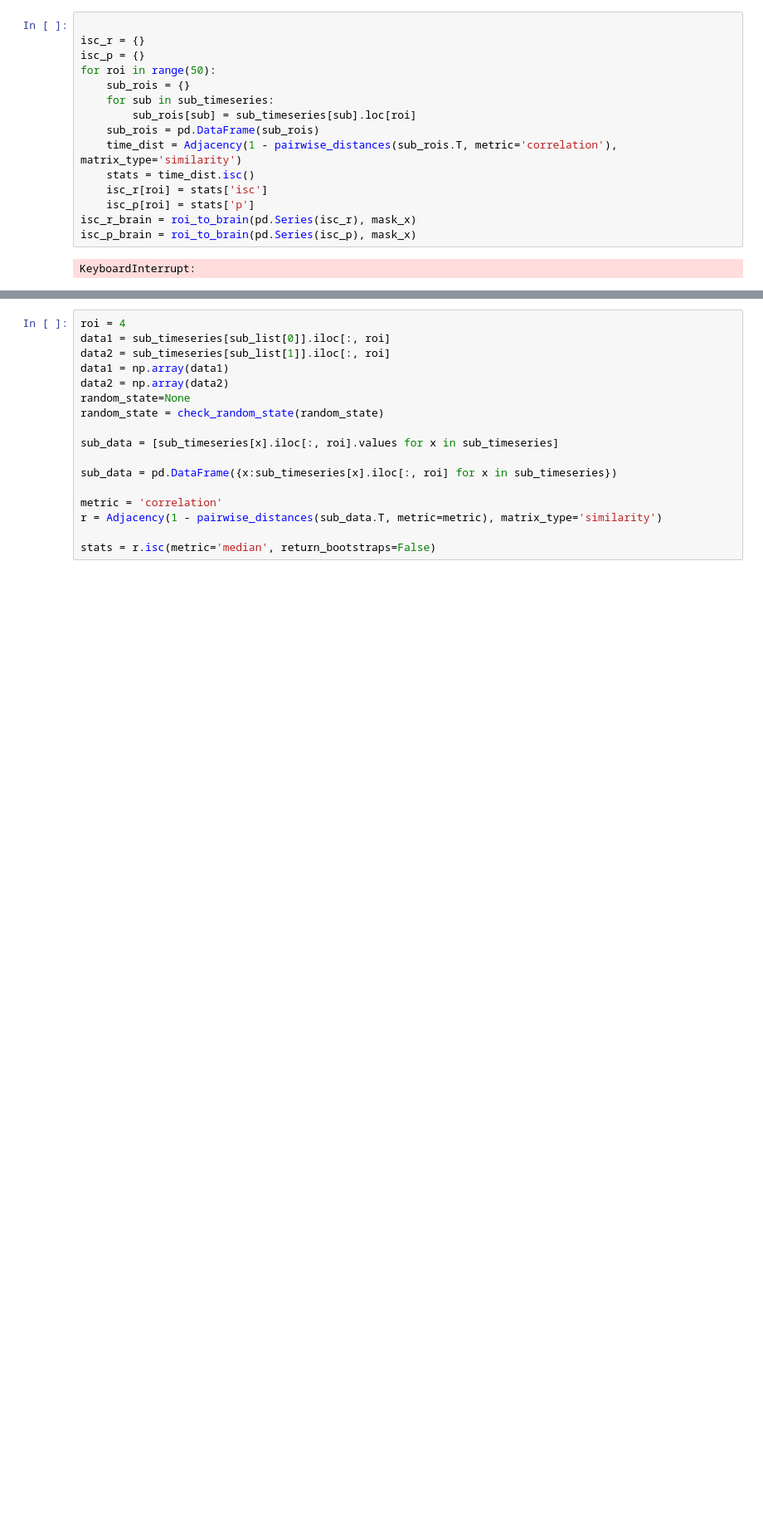
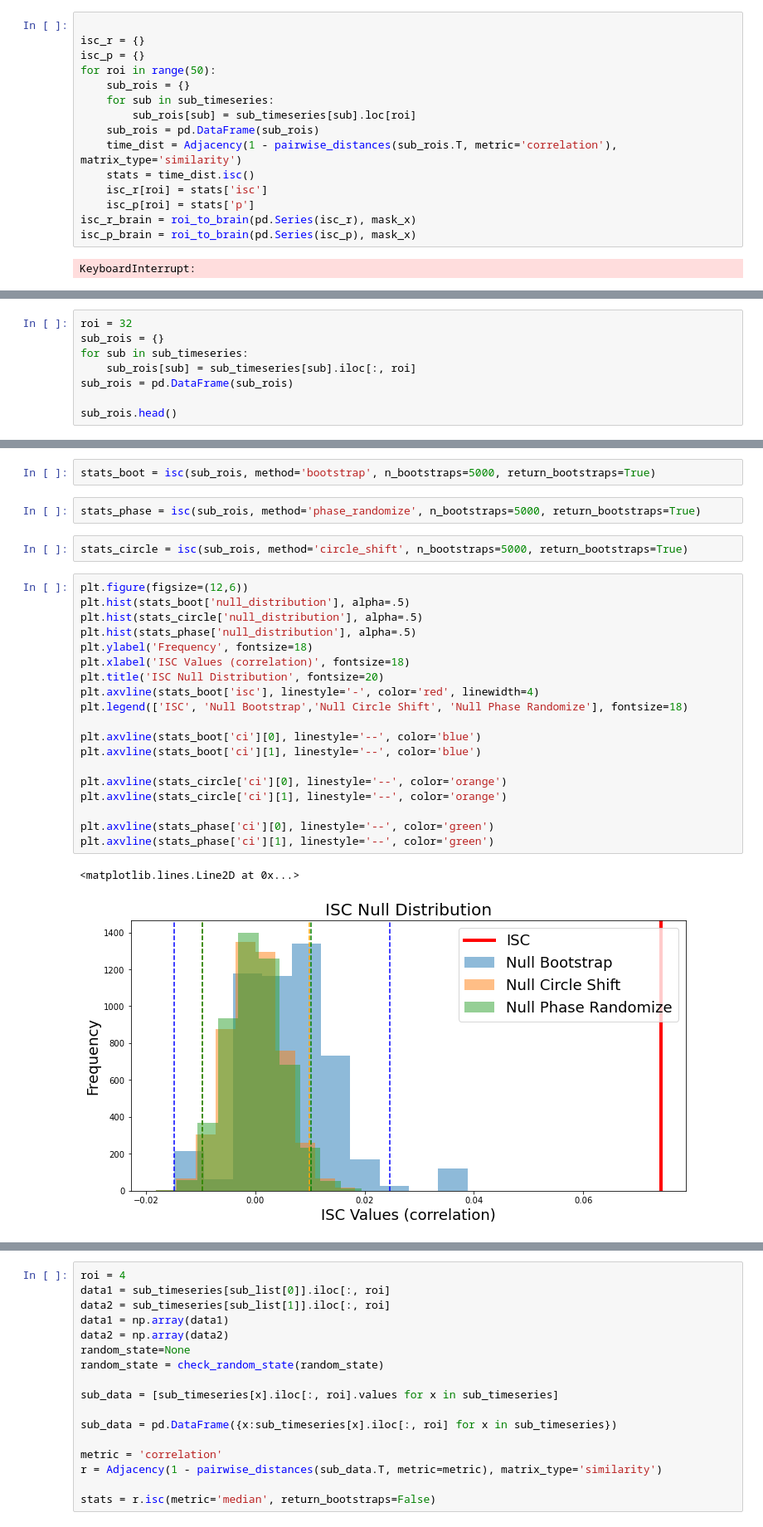
Before and after one commit to naturalistic-data-analysis/naturalistic_data_analysis, a Jupyter notebook: content/features/notebooks/Develop_ISC.ipynb, the cells around one changed output, grey strips where cells are left out. Shown: that part at 83% size. Cells and saved outputs as stored; diff of their text form; blank space fills up the shorter version.

```diff
--- a/content/features/notebooks/Develop_ISC.ipynb
+++ b/content/features/notebooks/Develop_ISC.ipynb
@@ -186,0 +170,8 @@ for scan in ['Part1', 'Part2']:
+# %%
+roi = 32
+sub_rois = {}
+for sub in sub_timeseries:
+    sub_rois[sub] = sub_timeseries[sub].iloc[:, roi]
+sub_rois = pd.DataFrame(sub_rois)
+
+sub_rois.head()
@@ -186,0 +288,28 @@ for scan in ['Part1', 'Part2']:
+# %%
+stats_boot = isc(sub_rois, method='bootstrap', n_bootstraps=5000, return_bootstraps=True)
+# %%
+stats_phase = isc(sub_rois, method='phase_randomize', n_bootstraps=5000, return_bootstraps=True)
+# %%
+stats_circle = isc(sub_rois, method='circle_shift', n_bootstraps=5000, return_bootstraps=True)
+# %%
+plt.figure(figsize=(12,6))
+plt.hist(stats_boot['null_distribution'], alpha=.5)
+plt.hist(stats_circle['null_distribution'], alpha=.5)
+plt.hist(stats_phase['null_distribution'], alpha=.5)
+plt.ylabel('Frequency', fontsize=18)
+plt.xlabel('ISC Values (correlation)', fontsize=18)
+plt.title('ISC Null Distribution', fontsize=20)
+plt.axvline(stats_boot['isc'], linestyle='-', color='red', linewidth=4)
+plt.legend(['ISC', 'Null Bootstrap','Null Circle Shift', 'Null Phase Randomize'], fontsize=18)
+
+plt.axvline(stats_boot['ci'][0], linestyle='--', color='blue')
+plt.axvline(stats_boot['ci'][1], linestyle='--', color='blue')
+
+plt.axvline(stats_circle['ci'][0], linestyle='--', color='orange')
+plt.axvline(stats_circle['ci'][1], linestyle='--', color='orange')
+
+plt.axvline(stats_phase['ci'][0], linestyle='--', color='green')
+plt.axvline(stats_phase['ci'][1], linestyle='--', color='green')
+# %% [output]
+<matplotlib.lines.Line2D at 0x...>
+[figure, added]
```
Also changed, not shown: parts of 12 cells of this notebook, 17 other files.
